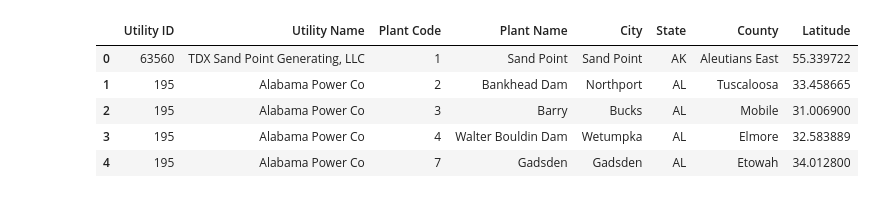
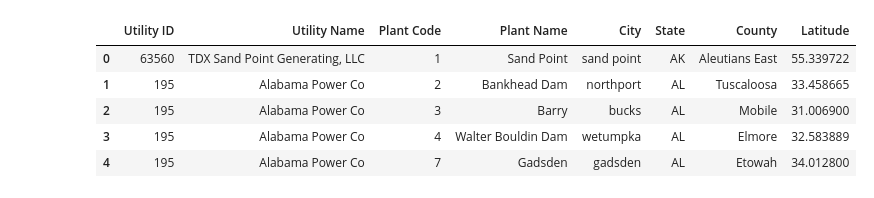
Before and after one commit to AustinRCole/Solar_ETL, a Jupyter notebook: Solar_1.ipynb, the cells around one changed output. Drawn from its saved outputs; the diff is of its cells as text; code cells hidden in the pictures.

```diff
--- a/Solar_1.ipynb
+++ b/Solar_1.ipynb
@@ -18,15 +19,16 @@ sunshine_city_df.head()
 # %%
 plants_csv = "Resources/Plant_Y2019.csv"
 plants_df = pd.read_csv(plants_csv,header=1)
 plants_df = plants_df[['Utility ID','Utility Name','Plant Code','Plant Name','City','State','County','Latitude']]
+plants_df['City'] = plants_df['City'].str.lower()
 plants_df.head()
 # %% [output]
 |  | Utility ID | Utility Name | Plant Code | Plant Name | City | State | County | Latitude |
-| 0 | 63560 | TDX Sand Point Generating, LLC | 1 | Sand Point | Sand Point | AK | Aleutians East | 55.339722 |
-| 1 | 195 | Alabama Power Co | 2 | Bankhead Dam | Northport | AL | Tuscaloosa | 33.458665 |
-| 2 | 195 | Alabama Power Co | 3 | Barry | Bucks | AL | Mobile | 31.006900 |
-| 3 | 195 | Alabama Power Co | 4 | Walter Bouldin Dam | Wetumpka | AL | Elmore | 32.583889 |
-| 4 | 195 | Alabama Power Co | 7 | Gadsden | Gadsden | AL | Etowah | 34.012800 |
+| 0 | 63560 | TDX Sand Point Generating, LLC | 1 | Sand Point | sand point | AK | Aleutians East | 55.339722 |
+| 1 | 195 | Alabama Power Co | 2 | Bankhead Dam | northport | AL | Tuscaloosa | 33.458665 |
+| 2 | 195 | Alabama Power Co | 3 | Barry | bucks | AL | Mobile | 31.006900 |
+| 3 | 195 | Alabama Power Co | 4 | Walter Bouldin Dam | wetumpka | AL | Elmore | 32.583889 |
+| 4 | 195 | Alabama Power Co | 7 | Gadsden | gadsden | AL | Etowah | 34.012800 |
 # %%
 solar_csv = "Resources/Solar_Y2019.csv"
 solar_df = pd.read_csv(solar_csv,header=1)
```
Also changed, not shown: parts of 7 cells of this notebook.
